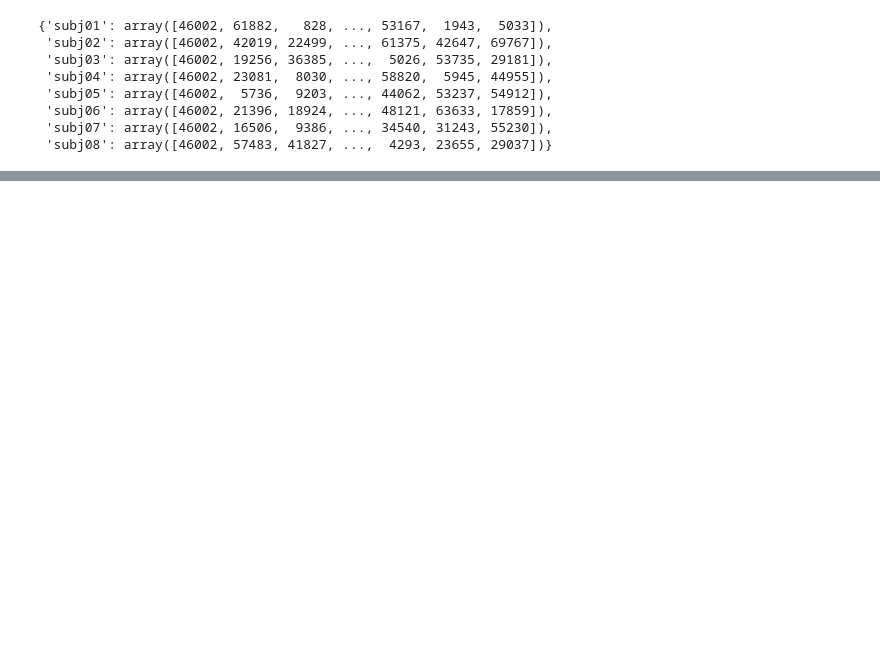
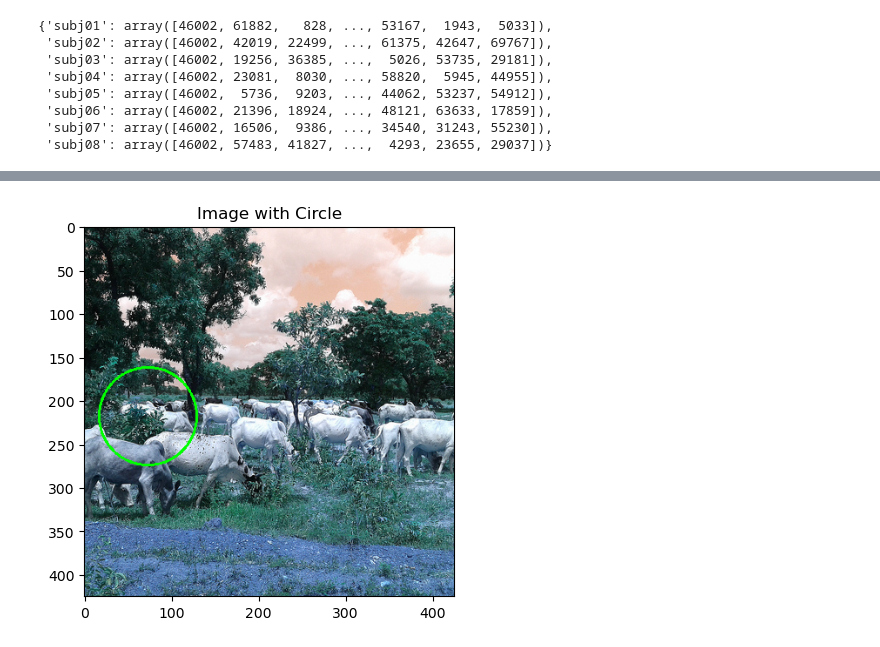
Before and after one commit to WiegerScheurer/spatpred, a Jupyter notebook: notebooks/img_tools.ipynb, the cells around one changed output, grey strips where cells are left out. Cells and saved outputs as stored; diff of their text form; code cells hidden in the pictures; blank space fills up the shorter version.

```diff
--- a/notebooks/img_tools.ipynb
+++ b/notebooks/img_tools.ipynb
@@ -36,0 +510,6 @@ _ = show_stim(img_no = stims_design_mx['subj01'][1])
+# %%
+center = (prf_details['x'].astype(int), prf_details['y'].astype(int))
+
+rms_contrast, gray_image, mask, patch_pixels, mean_intensity = calculate_rms_contrast_circle(image_array = a, center = center, radius = prf_details['pix_radius'].astype(int))
+# %% [output]
+[figure, added]
```
Also changed, not shown: parts of 12 cells of this notebook, 2 other files.
